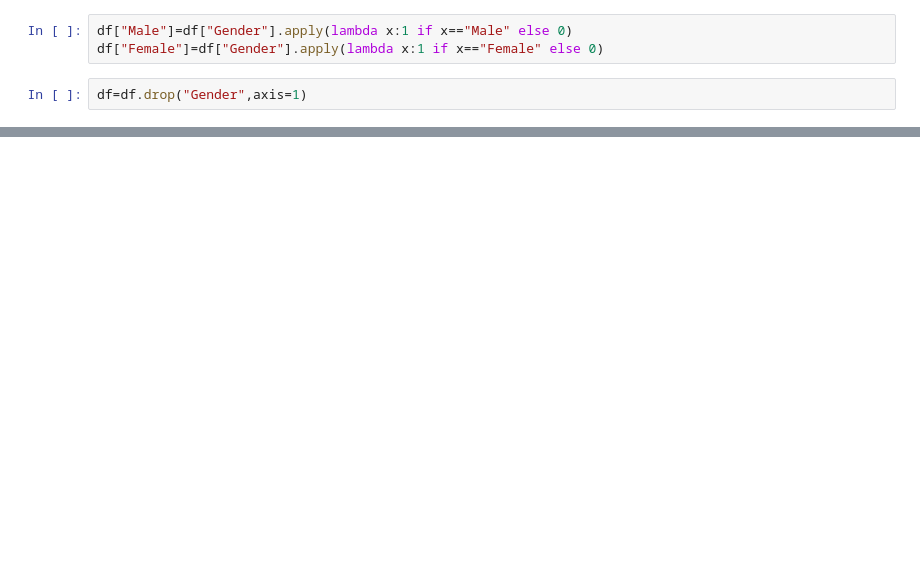
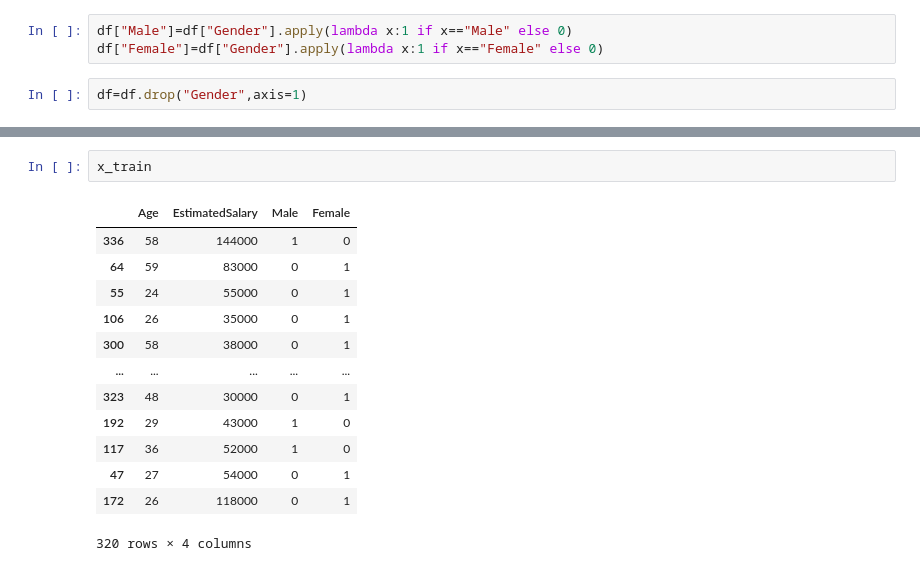
Before and after one commit to jagdishxtech/100-Days-of-machine-learning, a Jupyter notebook: feature_enginnering/Untitled.ipynb, the cells around one changed output, grey strips where cells are left out. Cells and saved outputs as stored; diff of their text form; blank space fills up the shorter version.

```diff
--- a/feature_enginnering/Untitled.ipynb
+++ b/feature_enginnering/Untitled.ipynb
@@ -63,0 +60,16 @@ Name: count, dtype: int64
+# %%
+x_train
+# %% [output]
+|  | Age | EstimatedSalary | Male | Female |
+| 336 | 58 | 144000 | 1 | 0 |
+| 64 | 59 | 83000 | 0 | 1 |
+| 55 | 24 | 55000 | 0 | 1 |
+| 106 | 26 | 35000 | 0 | 1 |
+| 300 | 58 | 38000 | 0 | 1 |
+| ... | ... | ... | ... | ... |
+| 323 | 48 | 30000 | 0 | 1 |
+| 192 | 29 | 43000 | 1 | 0 |
+| 117 | 36 | 52000 | 1 | 0 |
+| 47 | 27 | 54000 | 0 | 1 |
+| 172 | 26 | 118000 | 0 | 1 |
+320 rows × 4 columns
```
Also changed, not shown: parts of 7 cells of this notebook, 1 other file.
